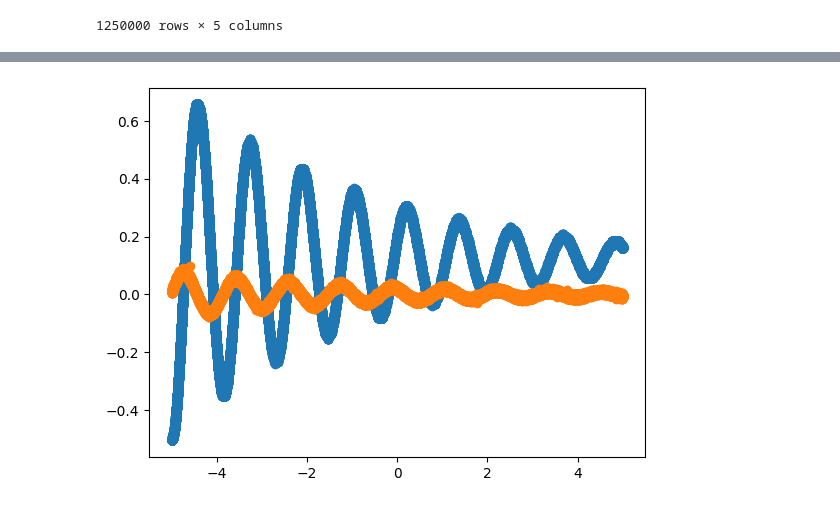
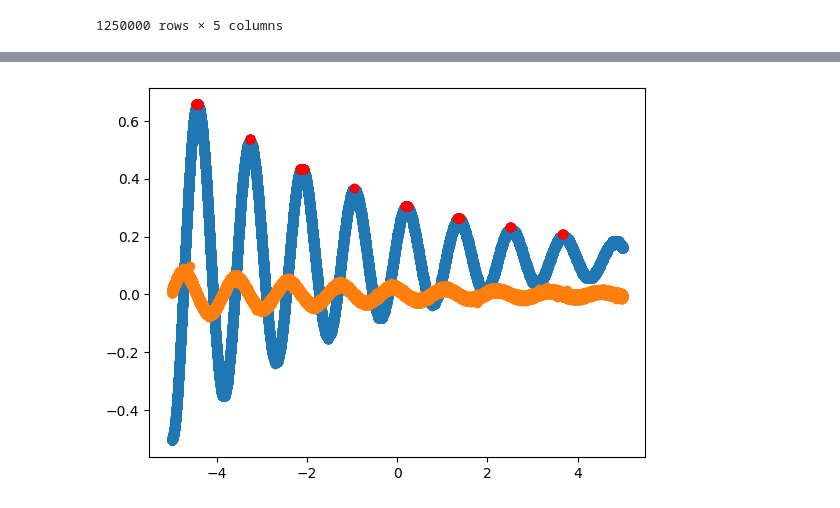
Before and after one commit to KemalOenen/Grundpraktikum2_Gruppe1_SS23, a Jupyter notebook: Versuch7/Djoxx_Pendulum.ipynb, the cells around one changed output, grey strips where cells are left out. Drawn from its saved outputs; the diff is of its cells as text; code cells hidden in the pictures.

```diff
--- a/Versuch7/Djoxx_Pendulum.ipynb
+++ b/Versuch7/Djoxx_Pendulum.ipynb
@@ -29,9 +33,10 @@ plt.show()
 # %%
-df1=pd.read_csv("T0001.CSV", header=14)
-df1
-plt.scatter(df1["TIME"], df1["CH1"])
-plt.scatter(df1["TIME"], df1["CH2"])
+df=pd.read_csv("T0001.CSV", header=14)
+plt.scatter(df["TIME"], df["CH1"])
+plt.scatter(df["TIME"], df["CH2"])
+peaks=scipy.signal.find_peaks(df["CH1"], prominence=0.1)
+plt.scatter(df["TIME"][peaks[0]], df["CH1"][peaks[0]], color="red")
 plt.show()
 # %% [output]
-[figure, old version]
+[figure, new version]
 # %%
```
Also changed, not shown: parts of 5 cells of this notebook.
